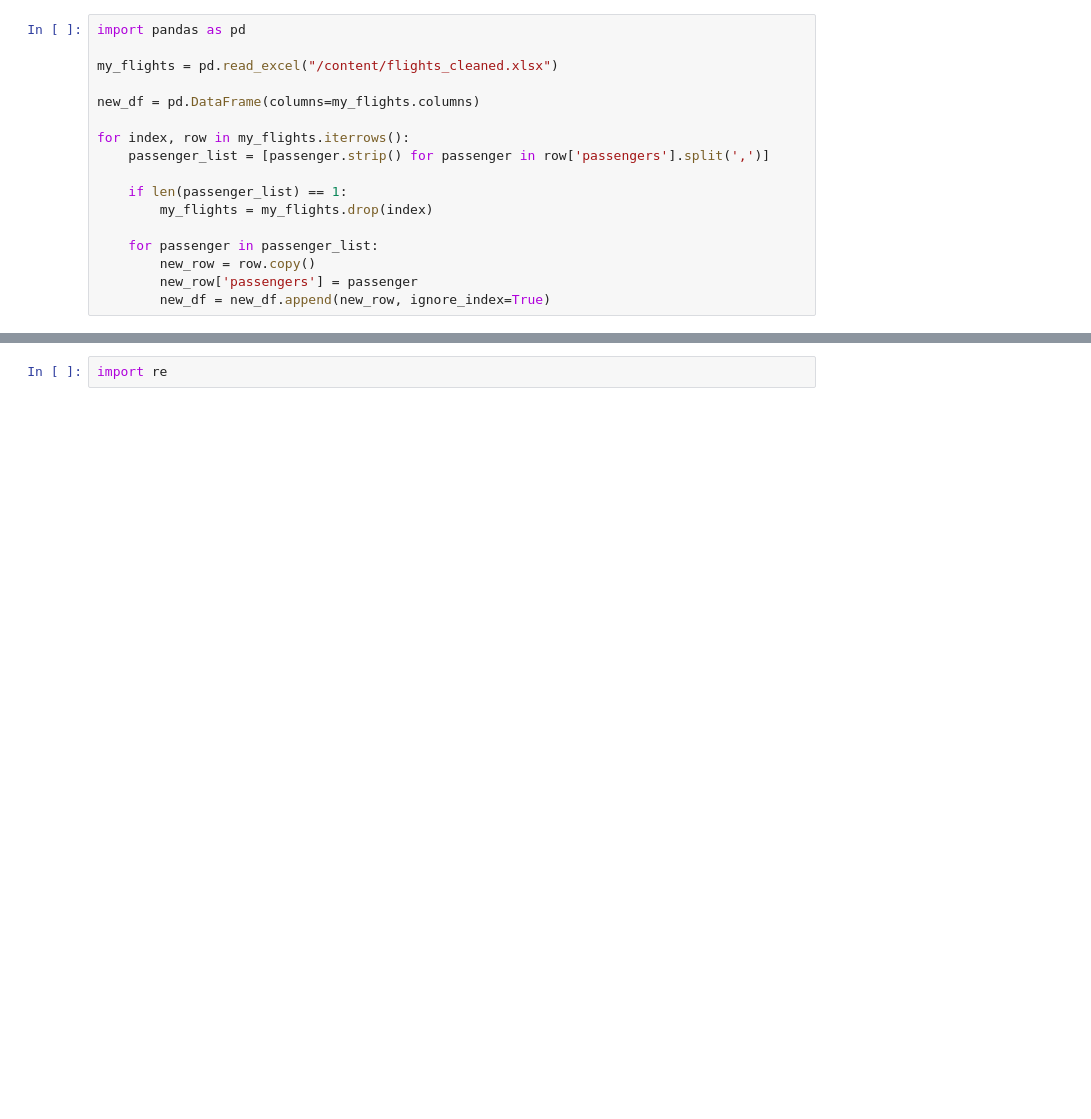
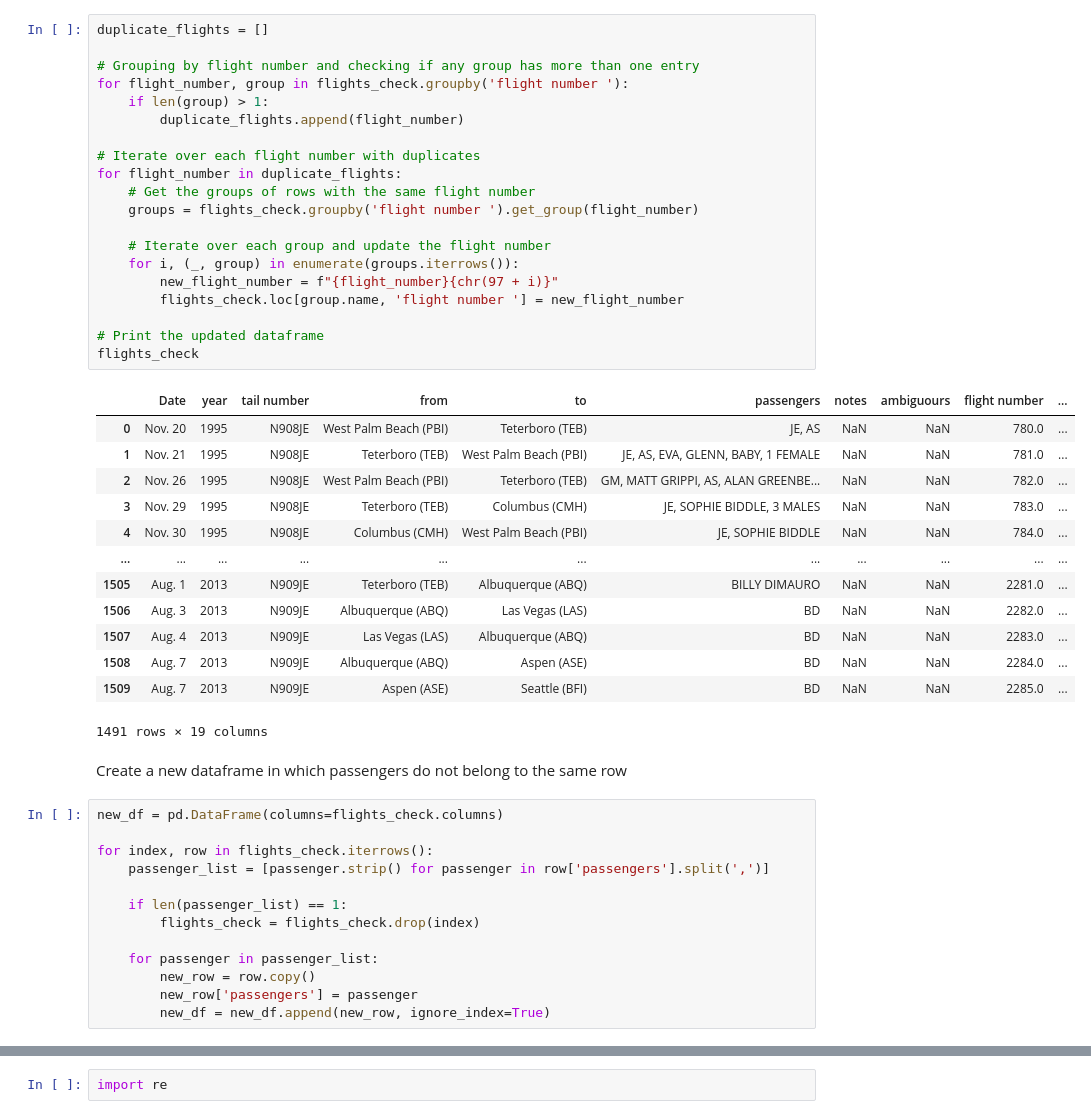
Before and after one commit to lucia1299/TheCrabTeam, a Jupyter notebook: Notebooks/clean_flights_partII.ipynb, the cells around one changed output, grey strips where cells are left out. Saved outputs shown, nothing was run; the diff lists cells and outputs as text; blank space fills up the shorter version.

```diff
--- a/Notebooks/clean_flights_partII.ipynb
+++ b/Notebooks/clean_flights_partII.ipynb
@@ -3,15 +77,47 @@
+# %%
+duplicate_flights = []
+
+# Grouping by flight number and checking if any group has more than one entry
+for flight_number, group in flights_check.groupby('flight number '):
+    if len(group) > 1:
+        duplicate_flights.append(flight_number)
+
+# Iterate over each flight number with duplicates
+for flight_number in duplicate_flights:
+    # Get the groups of rows with the same flight number
+    groups = flights_check.groupby('flight number ').get_group(flight_number)
+
+    # Iterate over each group and update the flight number
+    for i, (_, group) in enumerate(groups.iterrows()):
+        new_flight_number = f"{flight_number}{chr(97 + i)}"
+        flights_check.loc[group.name, 'flight number '] = new_flight_number
+
+# Print the updated dataframe
+flights_check
+# %% [output]
+|  | Date | year | tail number | from | to | passengers | notes | ambiguours | flight number | ... |
+| 0 | Nov. 20 | 1995 | N908JE | West Palm Beach (PBI) | Teterboro (TEB) | JE, AS | NaN | NaN | 780.0 | ... |
+| 1 | Nov. 21 | 1995 | N908JE | Teterboro (TEB) | West Palm Beach (PBI) | JE, AS, EVA, GLENN, BABY, 1 FEMALE | NaN | NaN | 781.0 | ... |
+| 2 | Nov. 26 | 1995 | N908JE | West Palm Beach (PBI) | Teterboro (TEB) | GM, MATT GRIPPI, AS, ALAN GREENBE... | NaN | NaN | 782.0 | ... |
+| 3 | Nov. 29 | 1995 | N908JE | Teterboro (TEB) | Columbus (CMH) | JE, SOPHIE BIDDLE, 3 MALES | NaN | NaN | 783.0 | ... |
+| 4 | Nov. 30 | 1995 | N908JE | Columbus (CMH) | West Palm Beach (PBI) | JE, SOPHIE BIDDLE | NaN | NaN | 784.0 | ... |
+| ... | ... | ... | ... | ... | ... | ... | ... | ... | ... | ... |
+| 1505 | Aug. 1 | 2013 | N909JE | Teterboro (TEB) | Albuquerque (ABQ) | BILLY DIMAURO | NaN | NaN | 2281.0 | ... |
+| 1506 | Aug. 3 | 2013 | N909JE | Albuquerque (ABQ) | Las Vegas (LAS) | BD | NaN | NaN | 2282.0 | ... |
+| 1507 | Aug. 4 | 2013 | N909JE | Las Vegas (LAS) | Albuquerque (ABQ) | BD | NaN | NaN | 2283.0 | ... |
+| 1508 | Aug. 7 | 2013 | N909JE | Albuquerque (ABQ) | Aspen (ASE) | BD | NaN | NaN | 2284.0 | ... |
+| 1509 | Aug. 7 | 2013 | N909JE | Aspen (ASE) | Seattle (BFI) | BD | NaN | NaN | 2285.0 | ... |
+1491 rows × 19 columns
+# %% [markdown]
+Create a new dataframe in which passengers do not belong to the same row
 # %%
-import pandas as pd
+new_df = pd.DataFrame(columns=flights_check.columns)
 
-my_flights = pd.read_excel("/content/flights_cleaned.xlsx")
-
-new_df = pd.DataFrame(columns=my_flights.columns)
-
-for index, row in my_flights.iterrows():
+for index, row in flights_check.iterrows():
     passenger_list = [passenger.strip() for passenger in row['passengers'].split(',')]
 
     if len(passenger_list) == 1:
-        my_flights = my_flights.drop(index)
+        flights_check = flights_check.drop(index)
 
     for passenger in passenger_list:
         new_row = row.copy()
```
Also changed, not shown: parts of 16 cells of this notebook, 1 other file.
